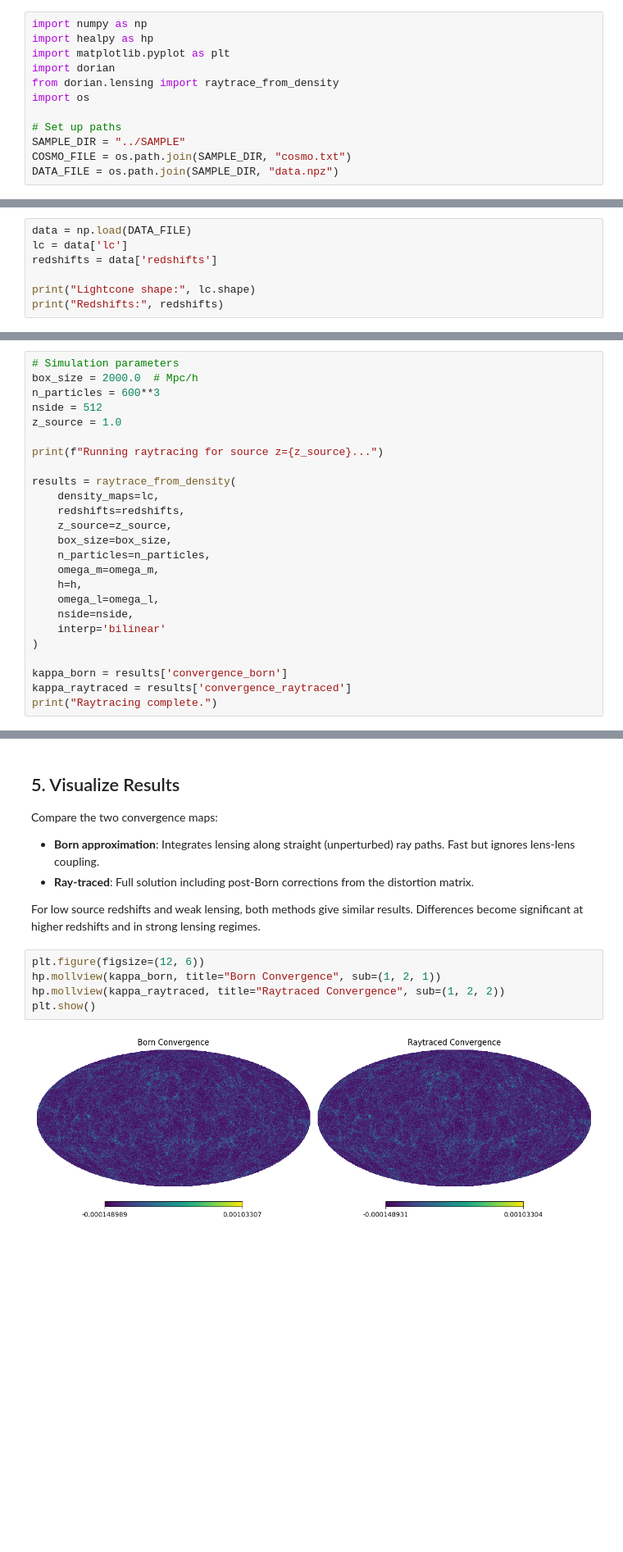
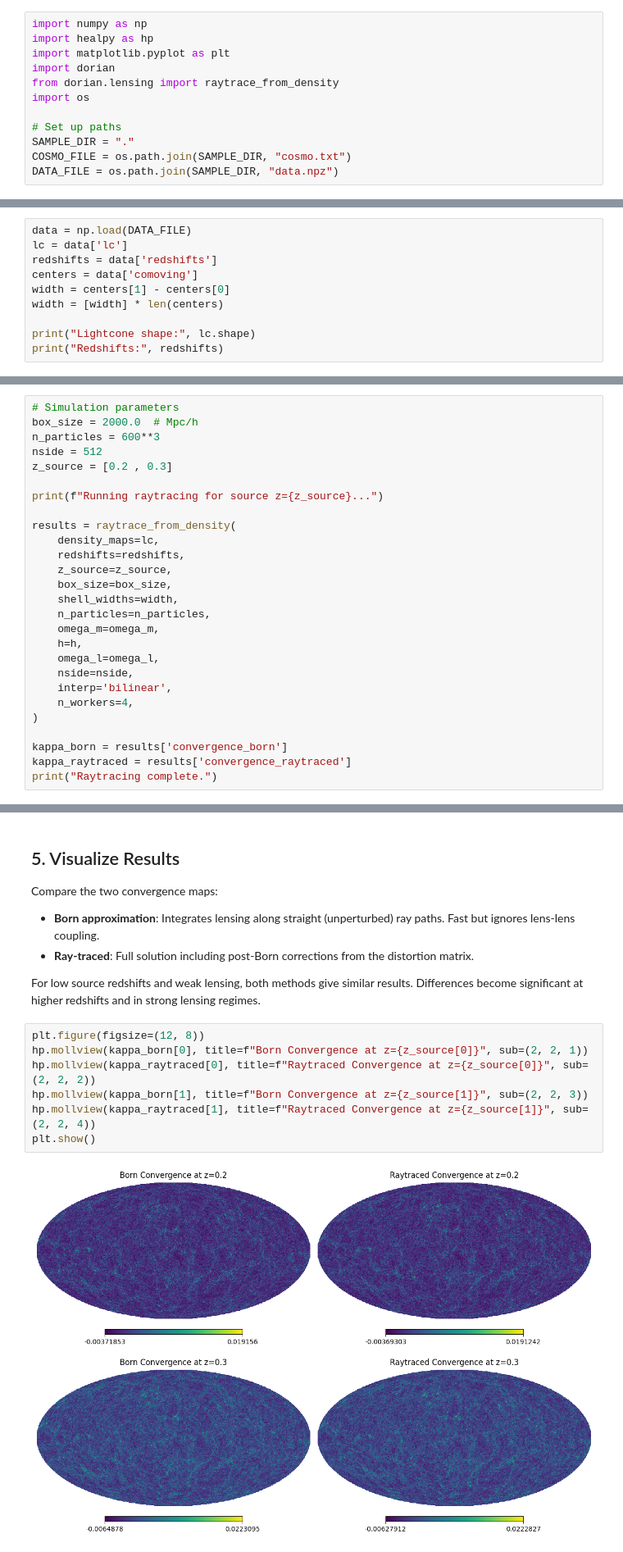
Before and after one commit to ASKabalan/Dorian, a Jupyter notebook: examples/raytracing_demo.ipynb, the cells around one changed output, grey strips where cells are left out. Shown at 82% size. Saved outputs shown, nothing was run; the diff lists cells and outputs as text; blank space fills up the shorter version.

```diff
--- a/examples/raytracing_demo.ipynb
+++ b/examples/raytracing_demo.ipynb
@@ -22,7 +22,7 @@ from dorian.lensing import raytrace_from_density
 import os
 
 # Set up paths
-SAMPLE_DIR = "../SAMPLE"
+SAMPLE_DIR = "."
 COSMO_FILE = os.path.join(SAMPLE_DIR, "cosmo.txt")
 DATA_FILE = os.path.join(SAMPLE_DIR, "data.npz")
 # %% [markdown]
@@ -71,6 +71,9 @@ The sample data includes:
 data = np.load(DATA_FILE)
 lc = data['lc']
 redshifts = data['redshifts']
+centers = data['comoving']
+width = centers[1] - centers[0]
+width = [width] * len(centers)
 
 print("Lightcone shape:", lc.shape)
 print("Redshifts:", redshifts)
@@ -96,7 +99,7 @@ Use `raytrace_from_density()` to compute weak lensing convergence maps. This fun
 box_size = 2000.0  # Mpc/h
 n_particles = 600**3
 nside = 512
-z_source = 1.0
+z_source = [0.2 , 0.3]
 
 print(f"Running raytracing for source z={z_source}...")
 
@@ -105,12 +108,14 @@ results = raytrace_from_density(
     redshifts=redshifts,
     z_source=z_source,
     box_size=box_size,
+    shell_widths=width,
     n_particles=n_particles,
     omega_m=omega_m,
     h=h,
     omega_l=omega_l,
     nside=nside,
-    interp='bilinear'
+    interp='bilinear',
+    n_workers=4,
 )
 
 kappa_born = results['convergence_born']
@@ -149,9 +149,11 @@ Compare the two convergence maps:
 
 For low source redshifts and weak lensing, both methods give similar results. Differences become significant at higher redshifts and in strong lensing regimes.
 # %%
-plt.figure(figsize=(12, 6))
-hp.mollview(kappa_born, title="Born Convergence", sub=(1, 2, 1))
-hp.mollview(kappa_raytraced, title="Raytraced Convergence", sub=(1, 2, 2))
+plt.figure(figsize=(12, 8))
+hp.mollview(kappa_born[0], title=f"Born Convergence at z={z_source[0]}", sub=(2, 2, 1))
+hp.mollview(kappa_raytraced[0], title=f"Raytraced Convergence at z={z_source[0]}", sub=(2, 2, 2))
+hp.mollview(kappa_born[1], title=f"Born Convergence at z={z_source[1]}", sub=(2, 2, 3))
+hp.mollview(kappa_raytraced[1], title=f"Raytraced Convergence at z={z_source[1]}", sub=(2, 2, 4))
 plt.show()
 # %% [output]
-[figure, old version]
+[figure, new version]
```
Also changed, not shown: parts of 4 cells of this notebook, 3 other files.
